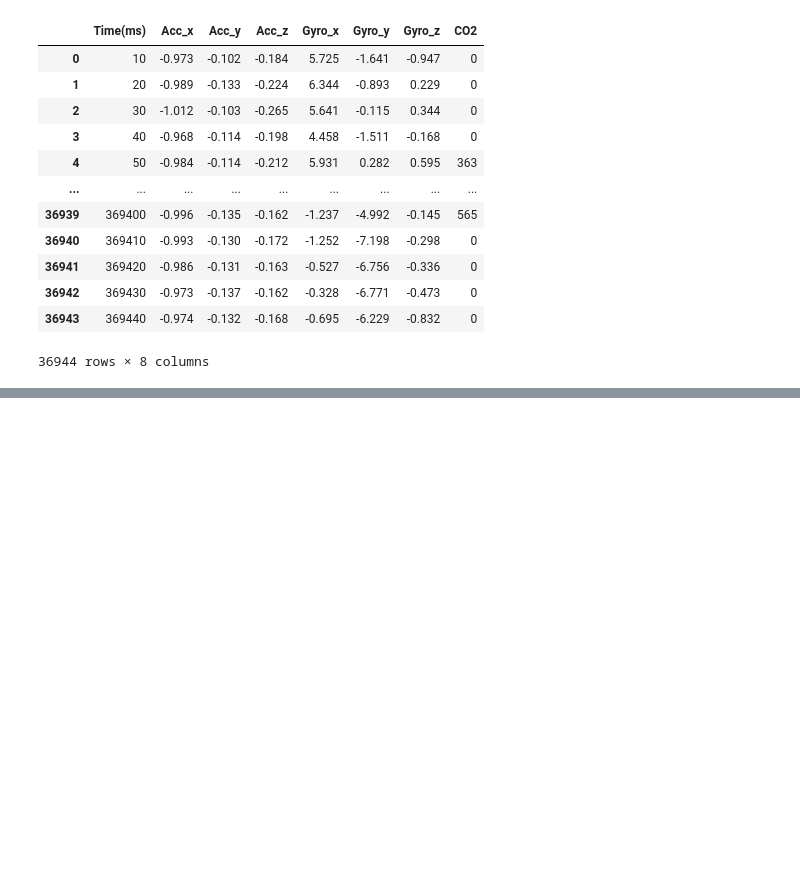
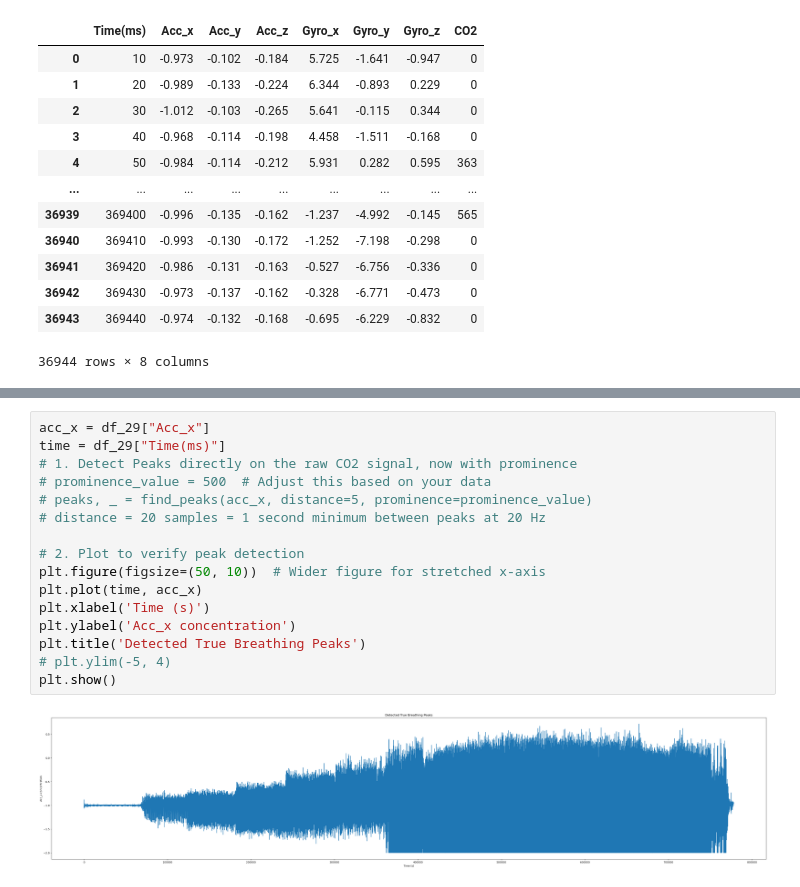
Before and after one commit to jayy-gan/fuzzy-invention, a Jupyter notebook: data-processing.ipynb, the cells around one changed output, grey strips where cells are left out. Drawn from its saved outputs; the diff is of its cells as text; blank space fills up the shorter version.

```diff
--- a/data-processing.ipynb
+++ b/data-processing.ipynb
@@ -748,0 +749,18 @@ Global Breaths per Minute: 24.69
+# %%
+acc_x = df_29["Acc_x"]
+time = df_29["Time(ms)"]
+# 1. Detect Peaks directly on the raw CO2 signal, now with prominence
+# prominence_value = 500  # Adjust this based on your data
+# peaks, _ = find_peaks(acc_x, distance=5, prominence=prominence_value)
+# distance = 20 samples = 1 second minimum between peaks at 20 Hz
+
+# 2. Plot to verify peak detection
+plt.figure(figsize=(50, 10))  # Wider figure for stretched x-axis
+plt.plot(time, acc_x)
+plt.xlabel('Time (s)')
+plt.ylabel('Acc_x concentration')
+plt.title('Detected True Breathing Peaks')
+# plt.ylim(-5, 4)
+plt.show()
+# %% [output]
+[figure, added]
```
Also changed, not shown: parts of 2 cells of this notebook.
